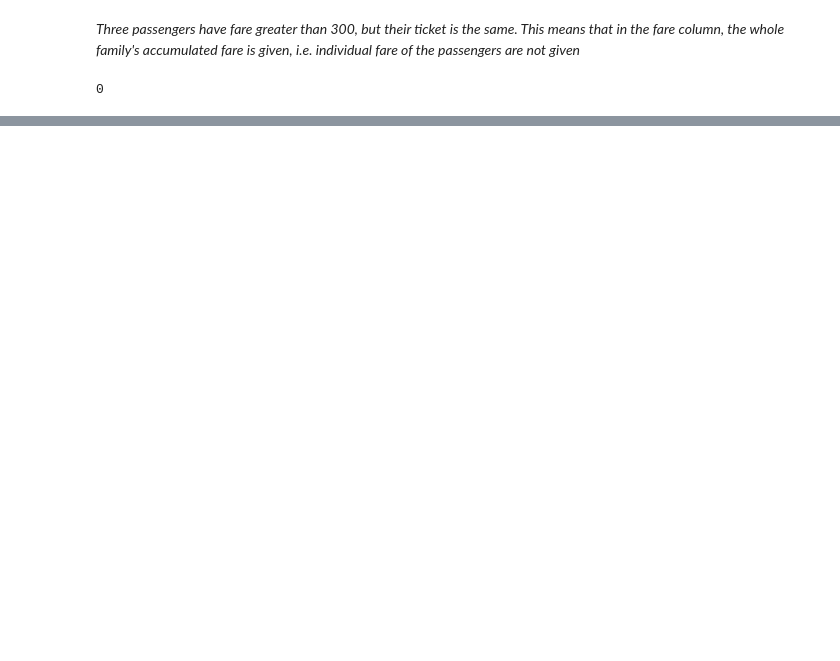
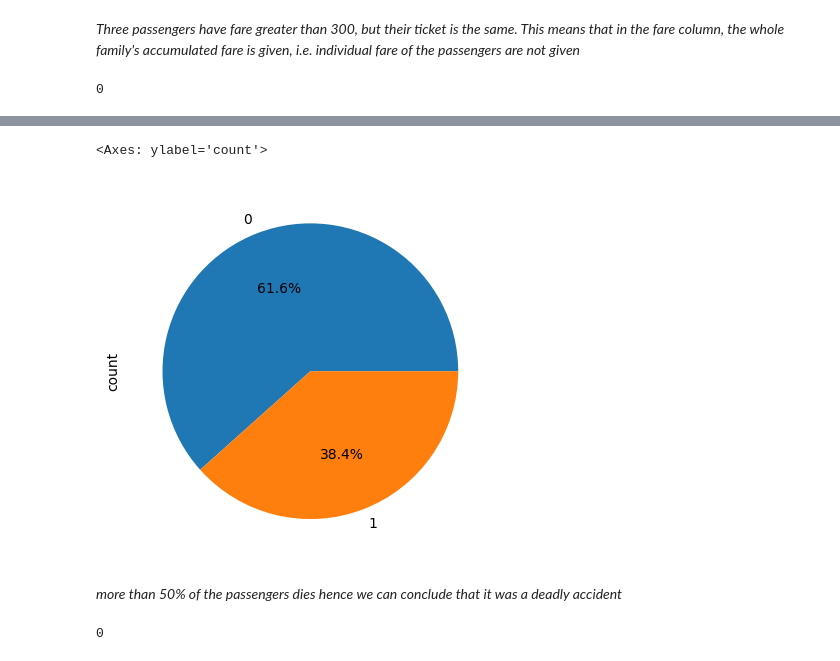
Before and after one commit to NityaVerma19/EDA-on-titanic-dataset, a Jupyter notebook: eda-extracting-insights.ipynb, the cells around one changed output, grey strips where cells are left out. Cells and saved outputs as stored; diff of their text form; code cells hidden in the pictures; blank space fills up the shorter version.

```diff
--- a/eda-extracting-insights.ipynb
+++ b/eda-extracting-insights.ipynb
@@ -178,0 +207,12 @@ df['Fare'].isnull().sum()
+# %%
+#Percentage of people who survived and died
+df['Survived'].value_counts().plot(kind = "pie", autopct = "%0.1f%%")
+# %% [output]
+<Axes: ylabel='count'>
+[figure, added]
+# %% [markdown]
+*more than 50% of the passengers dies hence we can conclude that it was a deadly accident*
+# %%
+df['Survived'].isnull().sum()
+# %% [output]
+0
```
Also changed, not shown: parts of 31 cells of this notebook.
